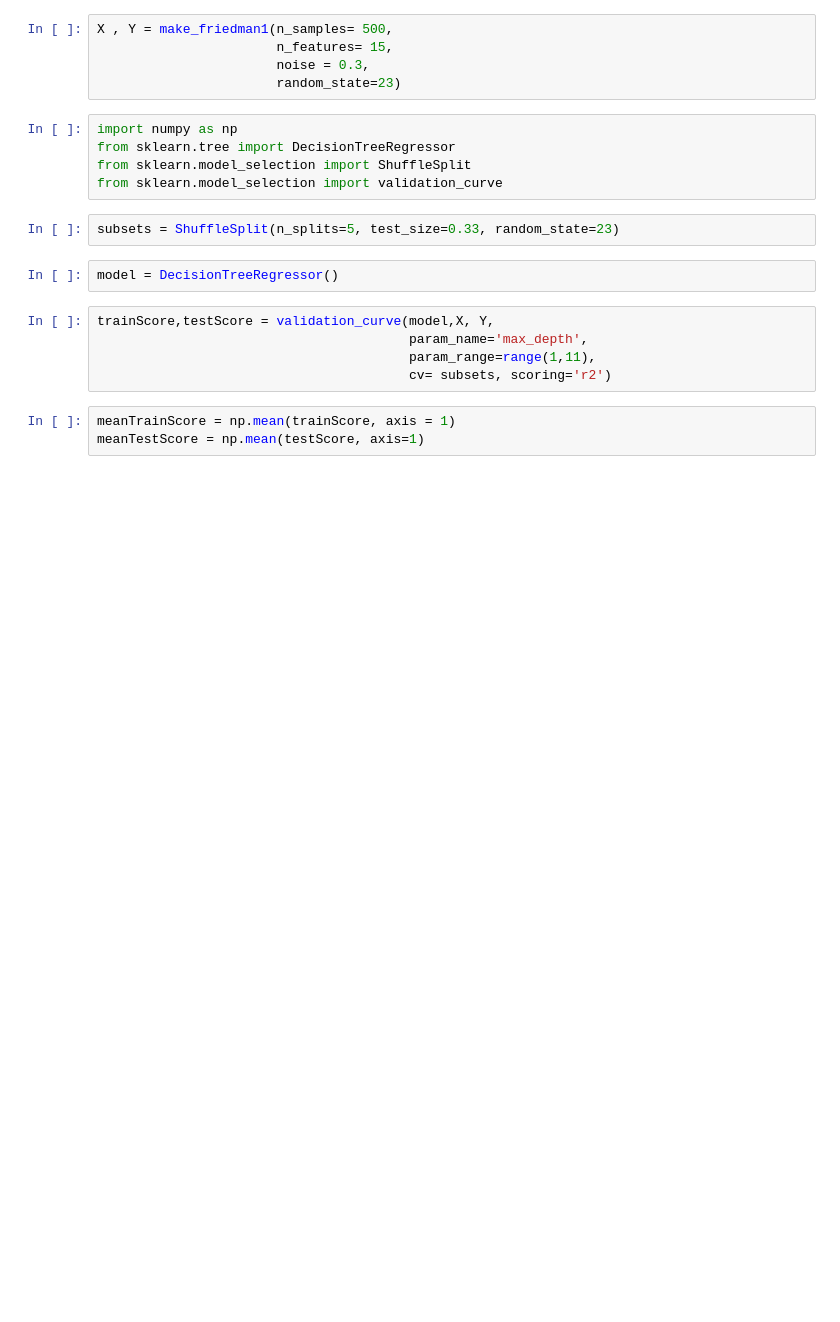
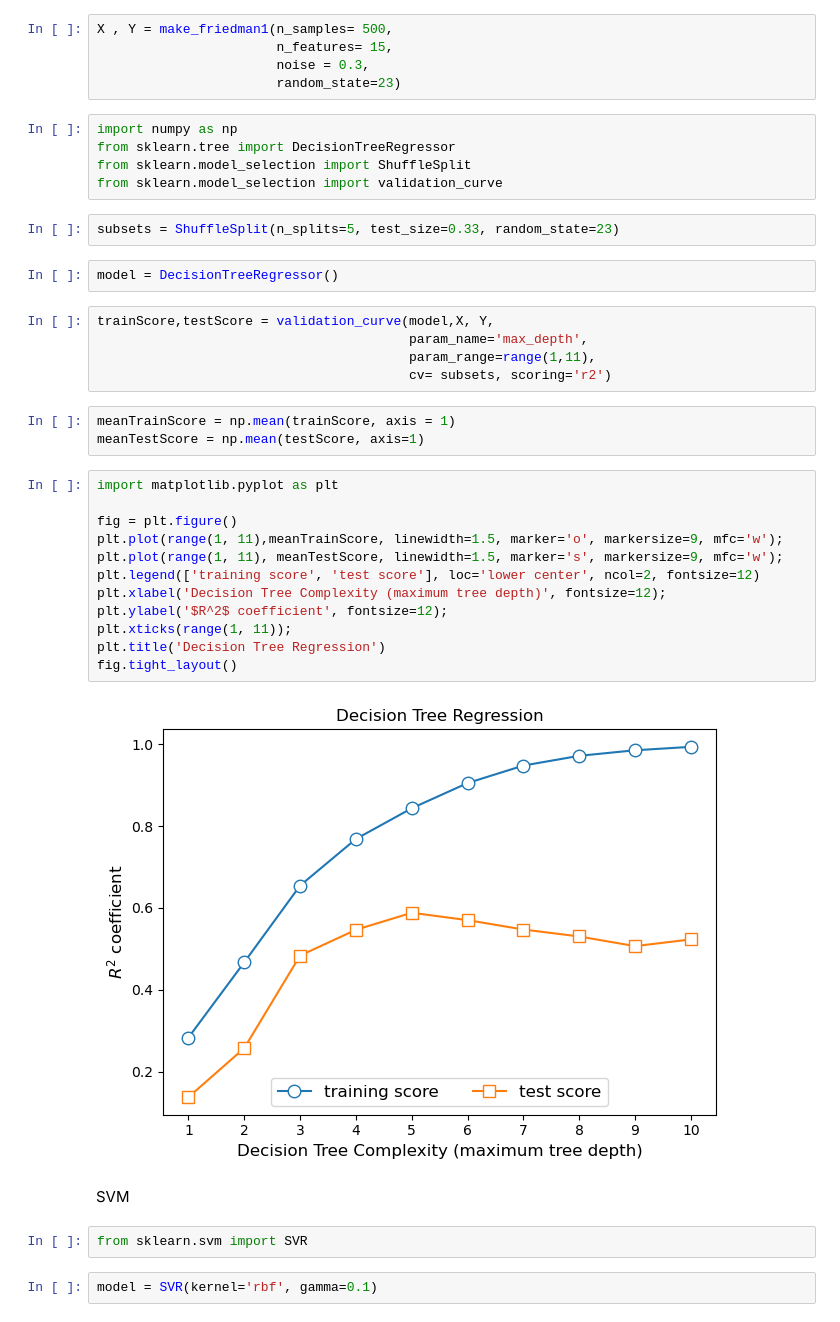
Before and after one commit to ibnerasheed/MyLearning, a Jupyter notebook: ensembles/chapter1.ipynb, the cells around one changed output. Drawn from its saved outputs; the diff is of its cells as text; blank space fills up the shorter version.

```diff
--- a/ensembles/chapter1.ipynb
+++ b/ensembles/chapter1.ipynb
@@ -22,3 +22,23 @@ trainScore,testScore = validation_curve(model,X, Y,
 # %%
 meanTrainScore = np.mean(trainScore, axis = 1)
 meanTestScore = np.mean(testScore, axis=1)
+# %%
+import matplotlib.pyplot as plt
+
+fig = plt.figure()
+plt.plot(range(1, 11),meanTrainScore, linewidth=1.5, marker='o', markersize=9, mfc='w');
+plt.plot(range(1, 11), meanTestScore, linewidth=1.5, marker='s', markersize=9, mfc='w');
+plt.legend(['training score', 'test score'], loc='lower center', ncol=2, fontsize=12)
+plt.xlabel('Decision Tree Complexity (maximum tree depth)', fontsize=12);
+plt.ylabel('$R^2$ coefficient', fontsize=12);
+plt.xticks(range(1, 11));
+plt.title('Decision Tree Regression')
+fig.tight_layout()
+# %% [output]
+[figure, added]
+# %% [markdown]
+SVM
+# %%
+from sklearn.svm import SVR
+# %%
+model = SVR(kernel='rbf', gamma=0.1)
```
